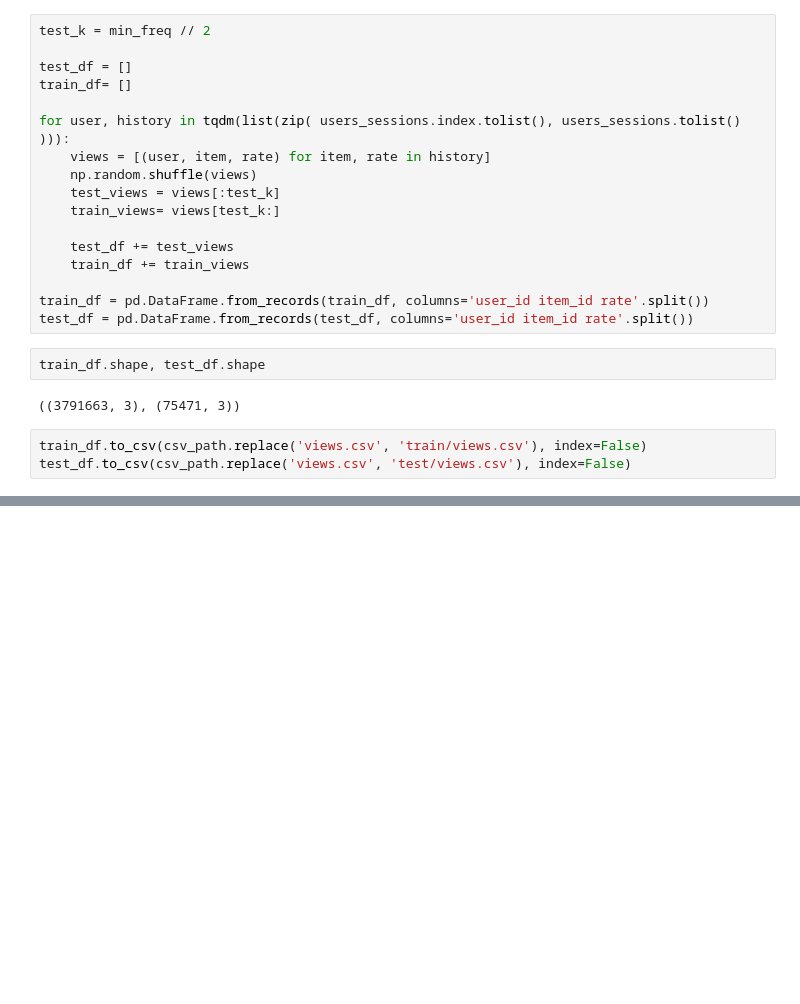
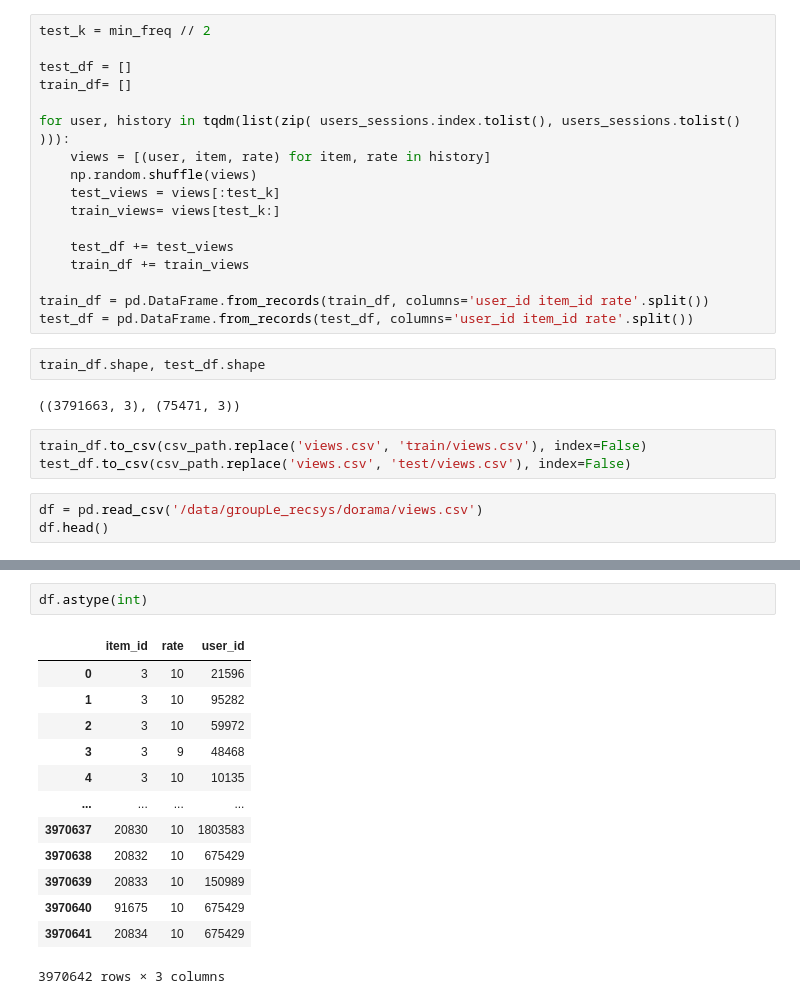
Before and after one commit to Kolyada/grouple-recsys-production, a Jupyter notebook: unpack_data.ipynb, the cells around one changed output, grey strips where cells are left out. Cells and saved outputs as stored; diff of their text form; blank space fills up the shorter version.

```diff
--- a/unpack_data.ipynb
+++ b/unpack_data.ipynb
@@ -184,3 +184,6 @@ train_df.shape, test_df.shape
 # %%
 train_df.to_csv(csv_path.replace('views.csv', 'train/views.csv'), index=False)
 test_df.to_csv(csv_path.replace('views.csv', 'test/views.csv'), index=False)
+# %%
+df = pd.read_csv('/data/groupLe_recsys/dorama/views.csv')
+df.head()
@@ -186,0 +197,16 @@ test_df.to_csv(csv_path.replace('views.csv', 'test/views.csv'), index=False)
+# %%
+df.astype(int)
+# %% [output]
+|  | item_id | rate | user_id |
+| 0 | 3 | 10 | 21596 |
+| 1 | 3 | 10 | 95282 |
+| 2 | 3 | 10 | 59972 |
+| 3 | 3 | 9 | 48468 |
+| 4 | 3 | 10 | 10135 |
+| ... | ... | ... | ... |
+| 3970637 | 20830 | 10 | 1803583 |
+| 3970638 | 20832 | 10 | 675429 |
+| 3970639 | 20833 | 10 | 150989 |
+| 3970640 | 91675 | 10 | 675429 |
+| 3970641 | 20834 | 10 | 675429 |
+3970642 rows × 3 columns
```
Also changed, not shown: parts of 1 cell of this notebook, 1 other file.
